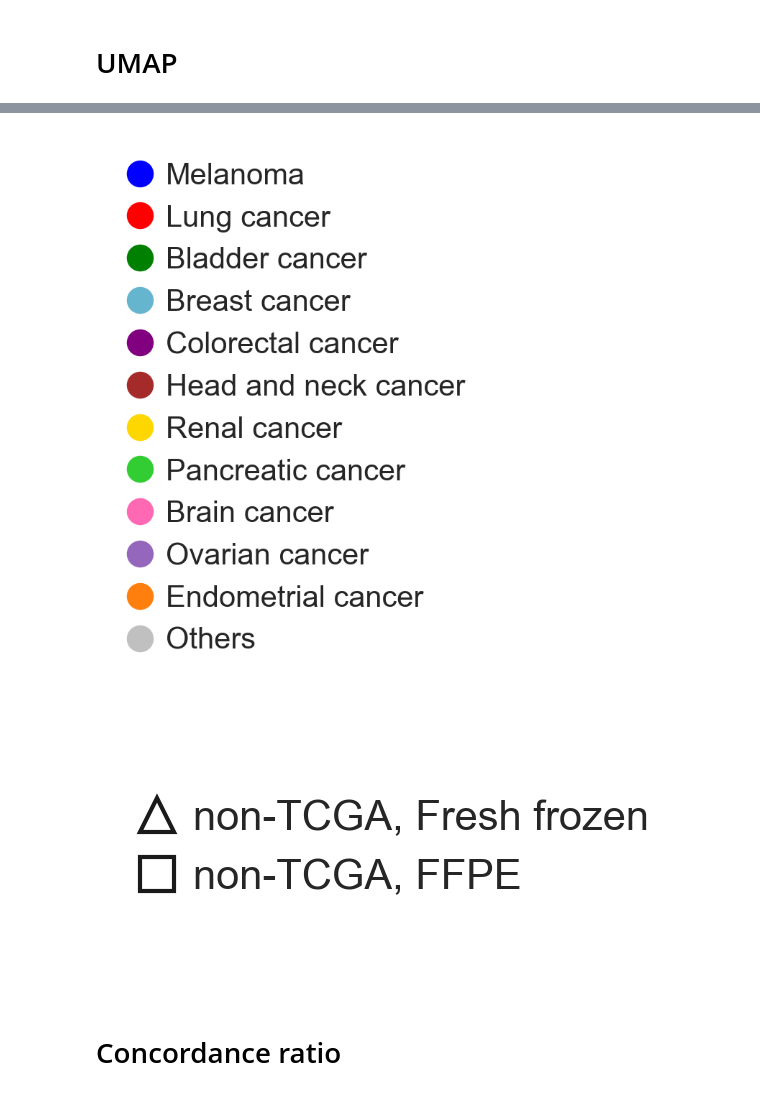
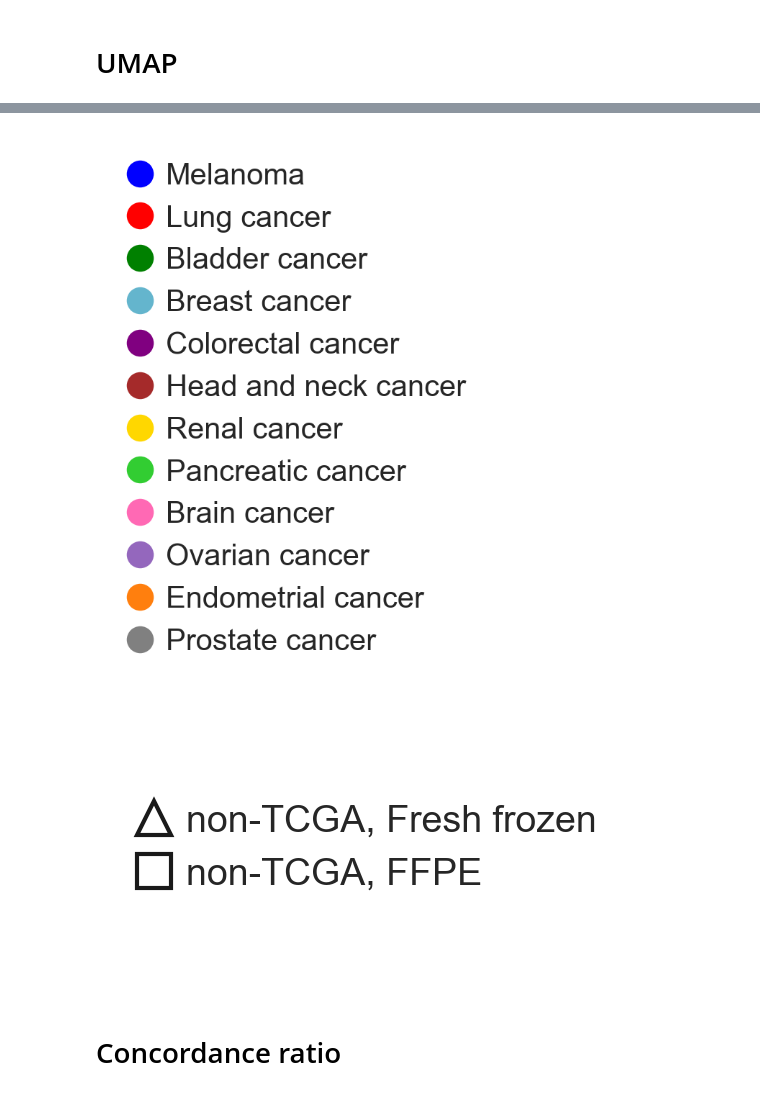
Before and after one commit to shirotak/pancancer_MutSig_ICI, a Jupyter notebook: codes/Script5_Figure2.ipynb, the cells around one changed output, grey strips where cells are left out. Saved outputs shown, nothing was run; the diff lists cells and outputs as text; code cells hidden in the pictures.

```diff
--- a/codes/Script5_Figure2.ipynb
+++ b/codes/Script5_Figure2.ipynb
@@ -892,8 +978,8 @@ ax.set_yticks([])
 # %%
 lg_labels=["Melanoma","Lung cancer","Bladder cancer","Breast cancer","Colorectal cancer",
            "Head and neck cancer","Renal cancer","Pancreatic cancer","Brain cancer",
-           "Ovarian cancer","Endometrial cancer","Others"]
-lg_colors=["blue","red","green","c","purple","brown","gold","limegreen","hotpink","tab:purple","tab:orange","silver"]
+           "Ovarian cancer","Endometrial cancer","Prostate cancer"]
+lg_colors=["blue","red","green","c","purple","brown","gold","limegreen","hotpink","tab:purple","tab:orange","grey"]
 
 
 from matplotlib.lines import Line2D
@@ -910,29 +996,28 @@ plt.legend(handles=custom_legends,loc="center",title="",fontsize=10,
            ,labelspacing=0.5,handletextpad=0.5) # h
 plt.gca().set_axis_off()
 # %% [output]
-[figure, old version]
+[figure, new version]
 # %%
 lg_labels=["non-TCGA, Fresh frozen","non-TCGA, FFPE"]
 lg_colors=["k","k"]
 lg_markers=["^","s"]
-
 
 from matplotlib.lines import Line2D
 custom_legends =[ Line2D([0],[0],marker=lg_markers[i],markerfacecolor="w",markersize=8,
                          markeredgecolor="k",
                         label=lg_labels[i],
                         color="w"
                         ) for i in range(len(lg_labels)) ]
 
 
 # plot
 plt.figure(figsize=(1,1))
-plt.legend(handles=custom_legends,loc="center",title="",fontsize=10,
+plt.legend(handles=custom_legends,loc="center",title="",fontsize=9,
            frameon=False,edgecolor="k", handlelength=0.7
            ,labelspacing=0.5,handletextpad=0.5) # h
 plt.gca().set_axis_off()
 # %% [output]
-[figure, old version]
+[figure, new version]
 # %% [markdown]
 # Concordance ratio
 # %%
```
Also changed, not shown: parts of 102 cells of this notebook, 28 other files.
